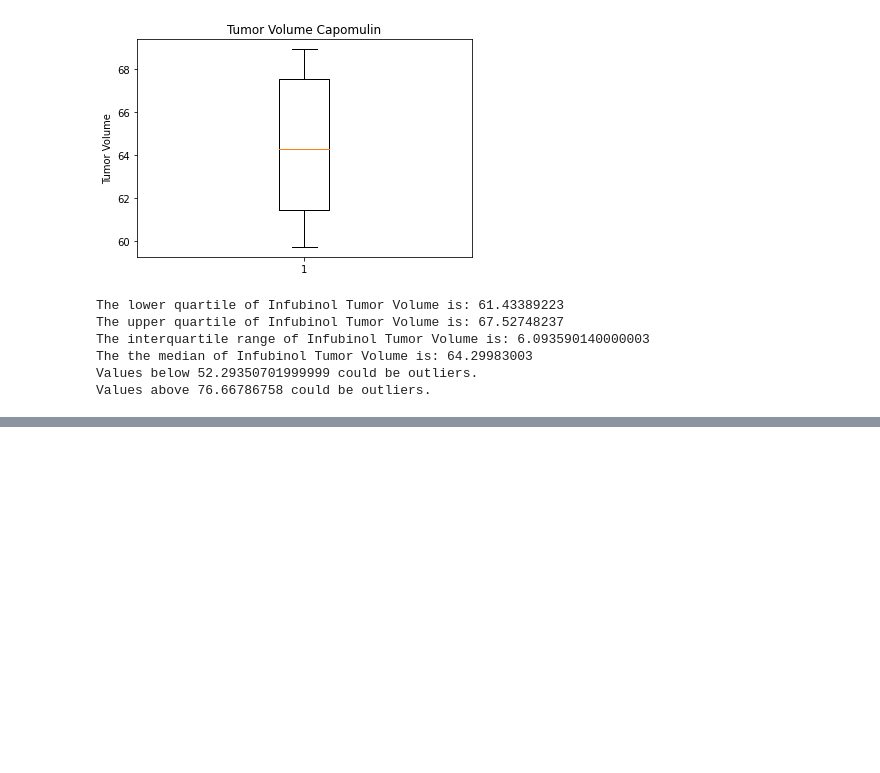
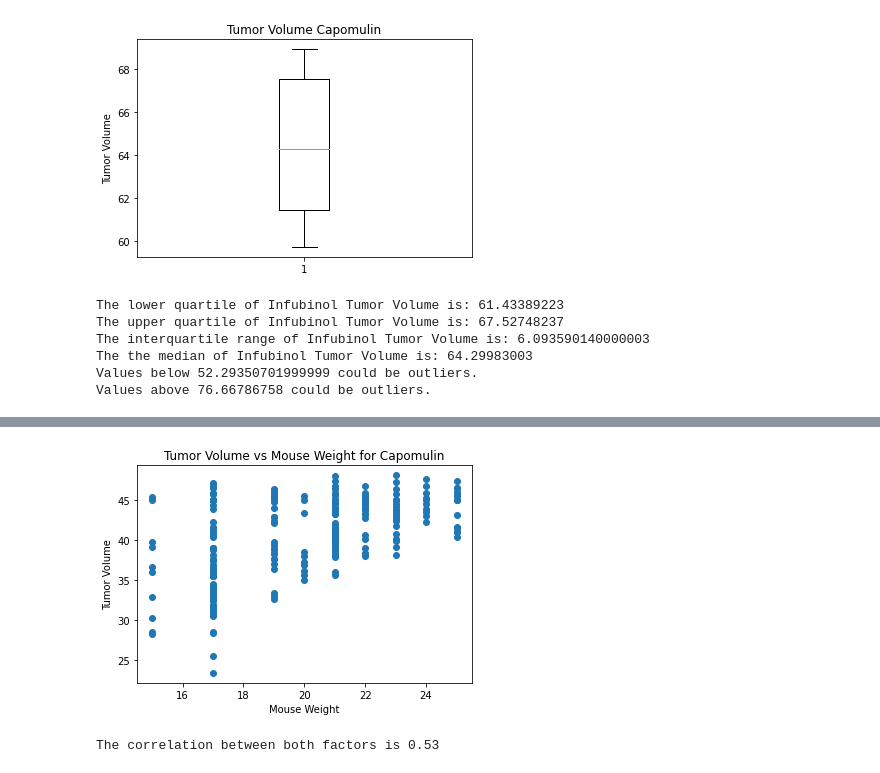
Before and after one commit to spencerfox06/matplotlib-challenge, a Jupyter notebook: Pymaceuticals/main.ipynb, the cells around one changed output, grey strips where cells are left out. Drawn from its saved outputs; the diff is of its cells as text; code cells hidden in the pictures; blank space fills up the shorter version.

```diff
--- a/Pymaceuticals/main.ipynb
+++ b/Pymaceuticals/main.ipynb
@@ -379,0 +407,4 @@ Values above 76.66786758 could be outliers.
+# %%
+tumor_weight = mouse_merge.loc[:, ['Drug Regimen', 'Weight (g)', "Tumor Volume (mm3)"]]
+tumor_weight_cap = tumor_weight.loc[tumor_weight['Drug Regimen'] == 'Capomulin']
+tumor_weight_cap
@@ -379,0 +425,15 @@ Values above 76.66786758 could be outliers.
+# %%
+plt.scatter(tumor_weight_cap.iloc[:,1],tumor_weight_cap.iloc[:,2])
+plt.title('Tumor Volume vs Mouse Weight for Capomulin')
+plt.xlabel('Mouse Weight')
+plt.ylabel('Tumor Volume')
+plt.show()
+# %% [output]
+[figure, added]
+# %%
+tv = tumor_weight_cap.iloc[:,1]
+lb = tumor_weight_cap.iloc[:,2]
+correlation = st.pearsonr(tv,lb)
+print(f"The correlation between both factors is {round(correlation[0],2)}")
+# %% [output]
+The correlation between both factors is 0.53
```
Also changed, not shown: parts of 6 cells of this notebook.
